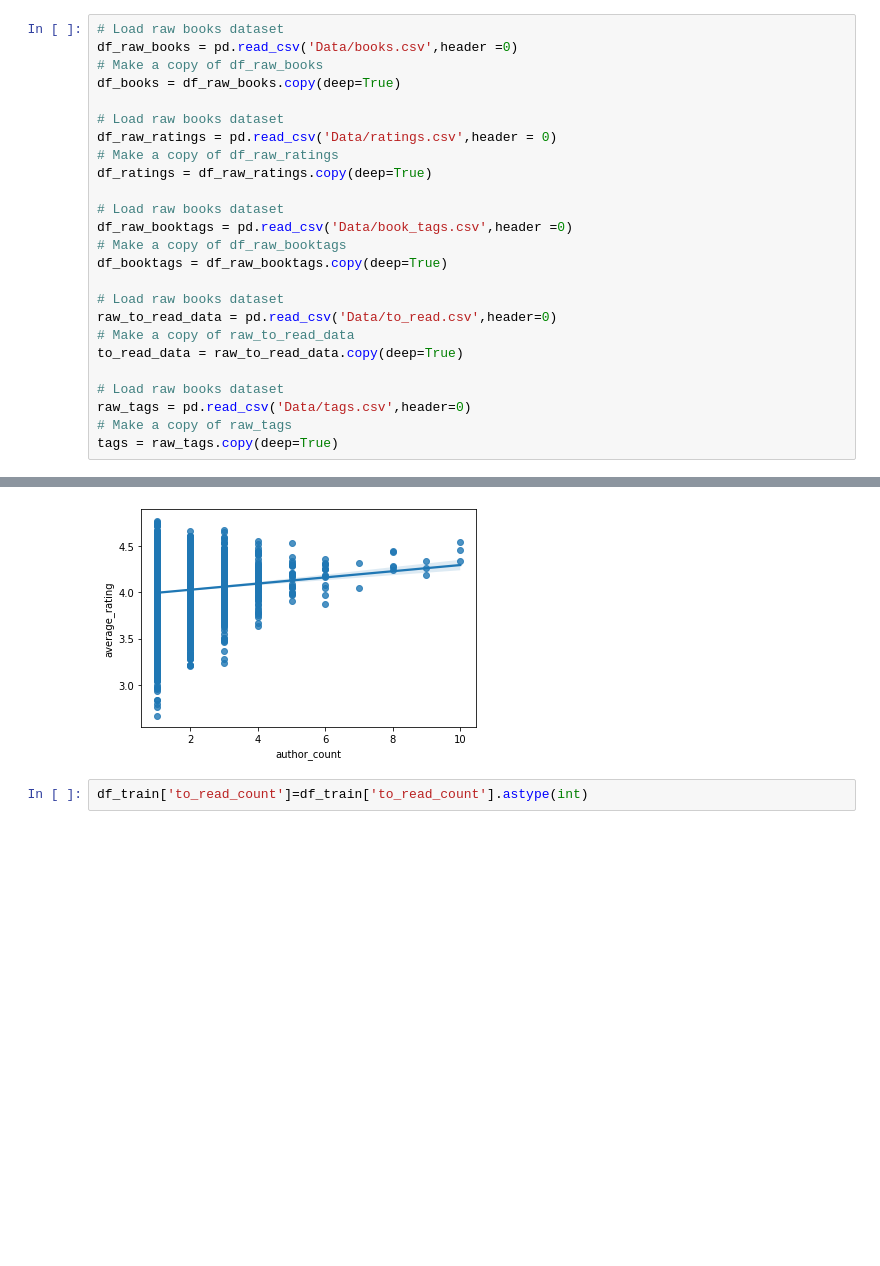
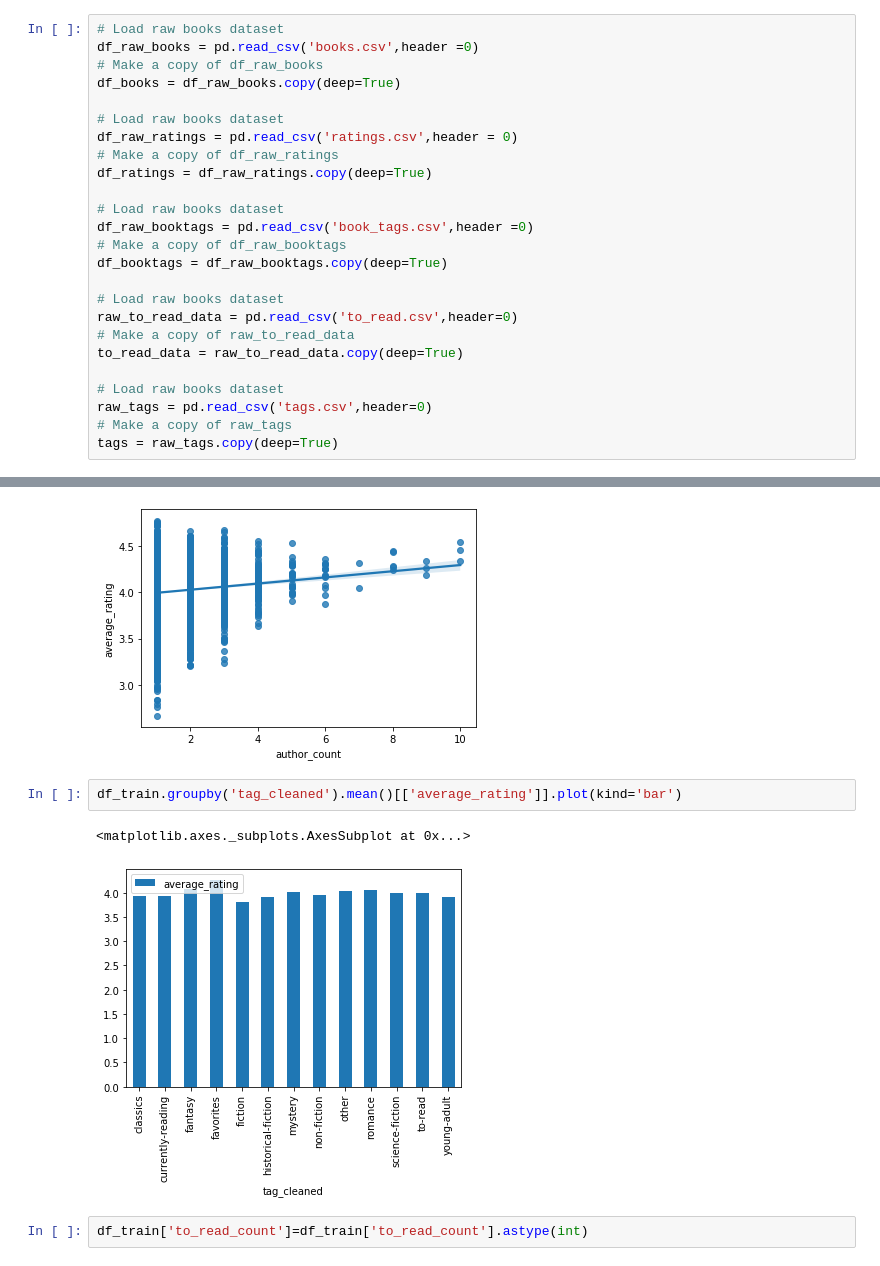
Before and after one commit to Eserichard/Book-Recommender, a Jupyter notebook: ML_RecSys_booksdata.ipynb, the cells around one changed output, grey strips where cells are left out. Saved outputs shown, nothing was run; the diff lists cells and outputs as text; blank space fills up the shorter version.

```diff
--- a/ML_RecSys_booksdata.ipynb
+++ b/ML_RecSys_booksdata.ipynb
@@ -14,27 +12,27 @@ import warnings
 warnings.filterwarnings('ignore')
 # %%
 # Load raw books dataset
-df_raw_books = pd.read_csv('Data/books.csv',header =0)
+df_raw_books = pd.read_csv('books.csv',header =0)
 # Make a copy of df_raw_books
 df_books = df_raw_books.copy(deep=True)
 
 # Load raw books dataset
-df_raw_ratings = pd.read_csv('Data/ratings.csv',header = 0)
+df_raw_ratings = pd.read_csv('ratings.csv',header = 0)
 # Make a copy of df_raw_ratings
 df_ratings = df_raw_ratings.copy(deep=True)
 
 # Load raw books dataset
-df_raw_booktags = pd.read_csv('Data/book_tags.csv',header =0)
+df_raw_booktags = pd.read_csv('book_tags.csv',header =0)
 # Make a copy of df_raw_booktags
 df_booktags = df_raw_booktags.copy(deep=True)
 
 # Load raw books dataset
-raw_to_read_data = pd.read_csv('Data/to_read.csv',header=0)
+raw_to_read_data = pd.read_csv('to_read.csv',header=0)
 # Make a copy of raw_to_read_data
 to_read_data = raw_to_read_data.copy(deep=True)
 
 # Load raw books dataset
-raw_tags = pd.read_csv('Data/tags.csv',header=0)
+raw_tags = pd.read_csv('tags.csv',header=0)
 # Make a copy of raw_tags
 tags = raw_tags.copy(deep=True)
 # %%
@@ -412,6 +410,11 @@ sn.regplot(df_train_subset['author_count'],df_train_subset['average_rating'])
 # %% [output]
 <matplotlib.axes._subplots.AxesSubplot at 0x...>
 [figure]
+# %%
+df_train.groupby('tag_cleaned').mean()[['average_rating']].plot(kind='bar')
+# %% [output]
+<matplotlib.axes._subplots.AxesSubplot at 0x...>
+[figure, added]
 # %%
 df_train['to_read_count']=df_train['to_read_count'].astype(int)
 # %%
```
Also changed, not shown: parts of 48 cells of this notebook.
